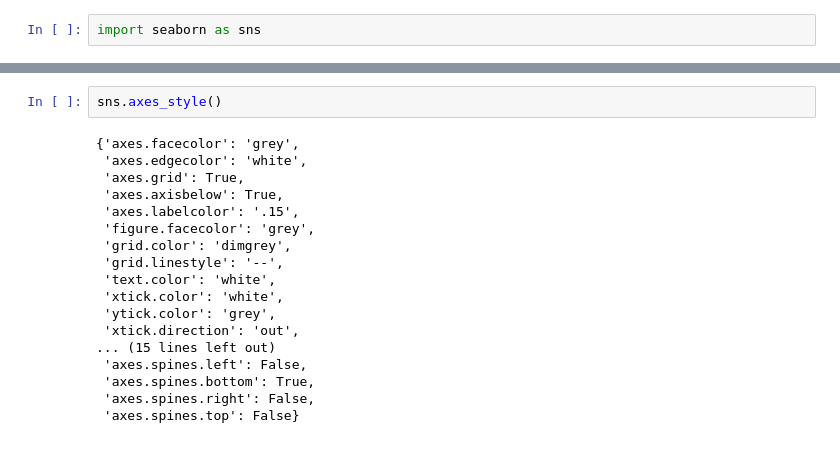
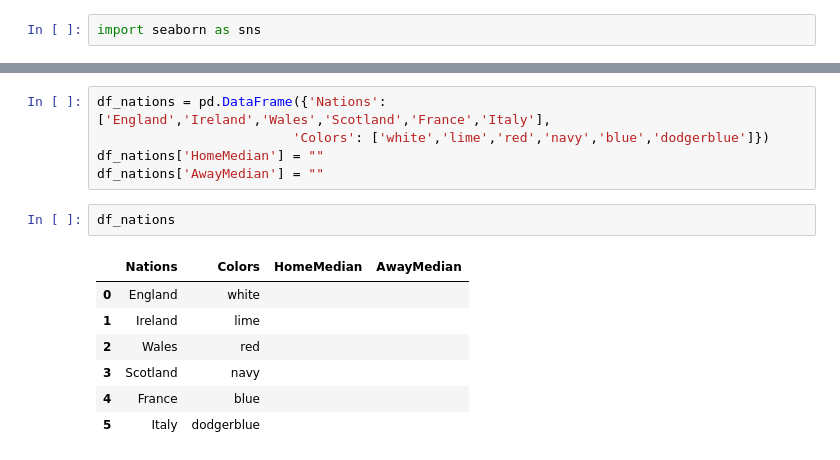
Before and after one commit to ddathan/home_advantage, a Jupyter notebook: get_matches.ipynb, the cells around one changed output, grey strips where cells are left out. Cells and saved outputs as stored; diff of their text form.

```diff
--- a/get_matches.ipynb
+++ b/get_matches.ipynb
@@ -55,23 +54,18 @@ ax.set_xlabel('Score Margin', fontsize=20 , color='white')
 # %% [output]
 Text(0.5, 0, 'Score Margin')
 [figure]
-# %%
-sns.axes_style()
-# %% [output]
-{'axes.facecolor': 'grey',
- 'axes.edgecolor': 'white',
- 'axes.grid': True,
- 'axes.axisbelow': True,
- 'axes.labelcolor': '.15',
- 'figure.facecolor': 'grey',
- 'grid.color': 'dimgrey',
- 'grid.linestyle': '--',
- 'text.color': 'white',
- 'xtick.color': 'white',
- 'ytick.color': 'grey',
- 'xtick.direction': 'out',
-... (15 lines left out)
- 'axes.spines.left': False,
- 'axes.spines.bottom': True,
- 'axes.spines.right': False,
- 'axes.spines.top': False}
+# %%
+df_nations = pd.DataFrame({'Nations': ['England','Ireland','Wales','Scotland','France','Italy'],
+                         'Colors': ['white','lime','red','navy','blue','dodgerblue']})
+df_nations['HomeMedian'] = ""
+df_nations['AwayMedian'] = ""
+# %%
+df_nations
+# %% [output]
+|  | Nations | Colors | HomeMedian | AwayMedian |
+| 0 | England | white |  |  |
+| 1 | Ireland | lime |  |  |
+| 2 | Wales | red |  |  |
+| 3 | Scotland | navy |  |  |
+| 4 | France | blue |  |  |
+| 5 | Italy | dodgerblue |  |  |
```
Also changed, not shown: parts of 9 cells of this notebook.
